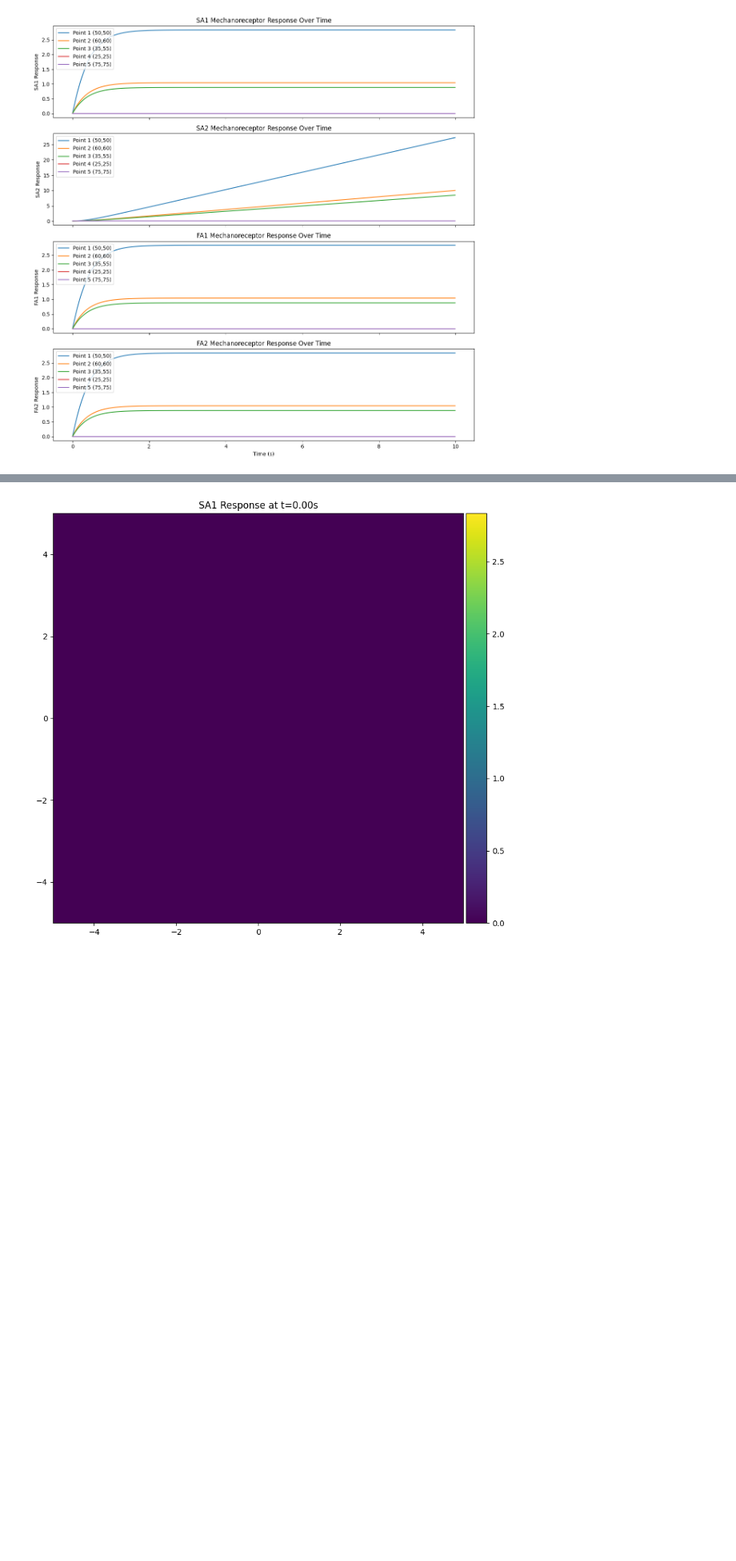
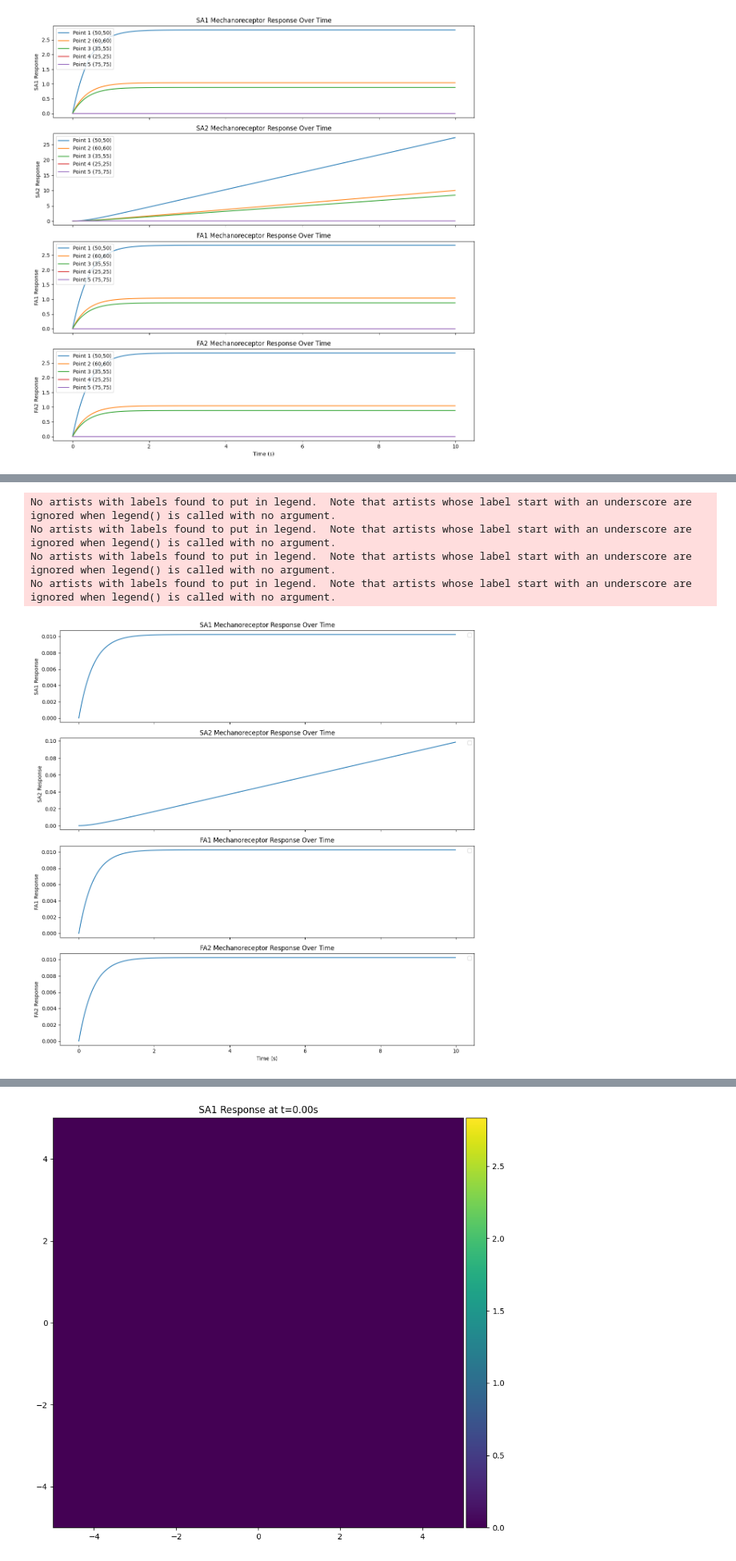
Before and after one commit to CydiaBoss/skin-ridge-model, a Jupyter notebook: sim.ipynb, the cells around one changed output, grey strips where cells are left out. Shown at 80% size. Cells and saved outputs as stored; diff of their text form; code cells hidden in the pictures; blank space fills up the shorter version.

```diff
--- a/sim.ipynb
+++ b/sim.ipynb
@@ -354,0 +522,33 @@ plt.show()
+# %%
+average_data_ridge = {'SA1': [], 'SA2': [], 'FA1': [], 'FA2': []}
+
+for type in receptor_types:
+    data = receptor_data_ridge[type]
+    for array in data:
+        for i, datapoint in enumerate(array):
+            if i >= len(average_data_ridge[type]):
+                average_data_ridge[type].append(datapoint)
+            else:
+                average_data_ridge[type][i] += datapoint
+
+        average_data_ridge[type] = [x / 5 for x in average_data_ridge[type]]
+
+
+fig, axs = plt.subplots(len(receptor_types), 1, figsize=(12, 12), sharex=True)
+
+for i, receptor in enumerate(receptor_types):
+    axs[i].plot(time, average_data_ridge[receptor])
+
+    axs[i].set_ylabel(f'{receptor} Response')
+    axs[i].set_title(f'{receptor} Mechanoreceptor Response Over Time')
+    axs[i].legend()
+
+axs[-1].set_xlabel('Time (s)')
+plt.tight_layout()
+plt.show()
+# %% [output]
+No artists with labels found to put in legend.  Note that artists whose label start with an underscore are ignored when legend() is called with no argument.
+No artists with labels found to put in legend.  Note that artists whose label start with an underscore are ignored when legend() is called with no argument.
+No artists with labels found to put in legend.  Note that artists whose label start with an underscore are ignored when legend() is called with no argument.
+No artists with labels found to put in legend.  Note that artists whose label start with an underscore are ignored when legend() is called with no argument.
+[figure, added]
```
Also changed, not shown: parts of 7 cells of this notebook.
